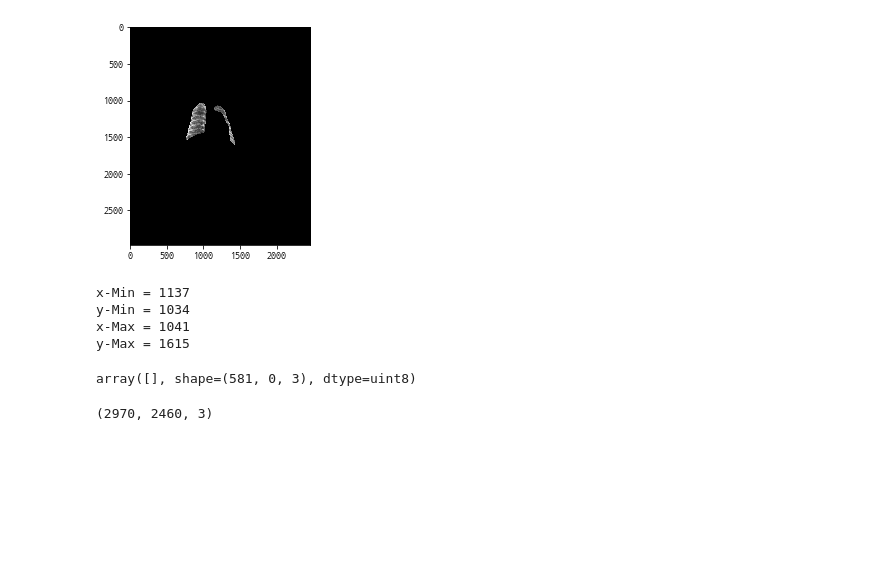
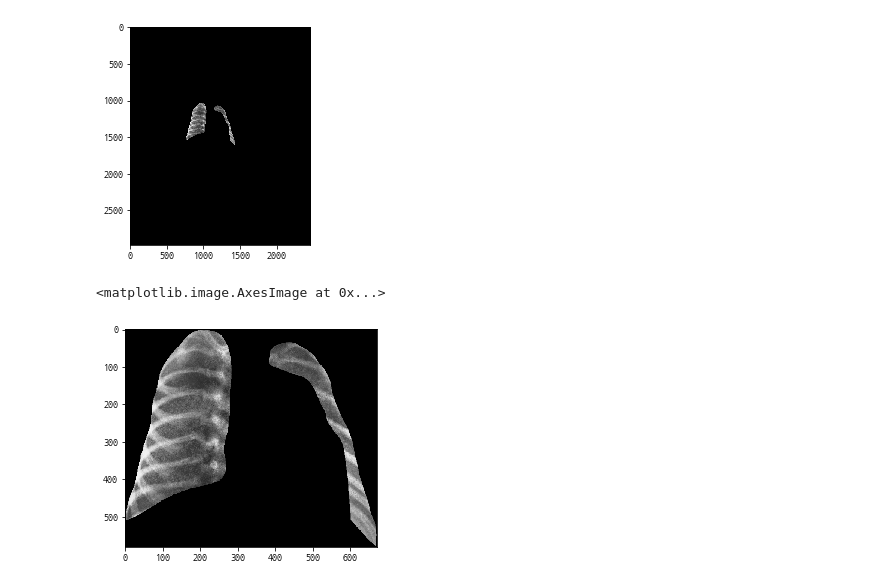
Before and after one commit to Pleasant-riot/Lung-Disease-Detection, a Jupyter notebook: [PREP]img_crop_resize.ipynb, the cells around one changed output. Cells and saved outputs as stored; diff of their text form; code cells hidden in the pictures; blank space fills up the shorter version.

```diff
--- a/[PREP]img_crop_resize.ipynb
+++ b/[PREP]img_crop_resize.ipynb
@@ -193,31 +299,33 @@ y_Max_1 = contours[1][contours_max_1[0][1]][0][1]
 # %%
-if y_Min_0 < y_Min_1:  # 왼쪽이 작으면
-    y_Min = y_Min_0    # 왼쪽이 min값
+if x_Min_0 < x_Min_1:  # x_Min_0이 작으면
+    x_Min = x_Min_0    # x_Min_0이 min값
 else :
-    y_Min = y_Min_1    #같거나 크면 오른쪽이 min값
+    x_Min = x_Min_1    # 같거나 크면 x_Min_1 min값
+
+if x_Max_0 > x_Max_1:  # x_Max_0이 크면
+    x_Max = x_Max_0    # x_Max_0이 max값
+else :
+    x_Max = x_Max_1    #같거나 크면 x_Max_1이 max값
+
+if y_Min_0 < y_Min_1:  # y_Min_0이 작으면
+    y_Min = y_Min_0    # y_Min_0이 min값
+else :
+    y_Min = y_Min_1    #같거나 크면 y_Min_1이 min값
 
 
-if y_Max_0 > y_Max_1:  # 왼쪽이 크면
-    y_Max = y_Max_0    # 왼쪽이 max값
+if y_Max_0 > y_Max_1:  # y_Max_0이 크면
+    y_Max = y_Max_0    # y_Max_0이 max값
 else :
-    y_Max = y_Max_1    #같거나 크면 오른쪽이 max값
+    y_Max = y_Max_1    #같거나 크면 y_Max_1이 max값
 # %%
-print("x-Min =", x_Min_0)
-print("y-Min =", y_Min)
-print("x-Max =", x_Max_1)
-print("y-Max =", y_Max)
+# print("x-Min =", x_Min)
+# print("y-Min =", y_Min)
+# print("x-Max =", x_Max)
+# print("y-Max =", y_Max)
-# %% [output]
-x-Min = 1137
-y-Min = 1034
-x-Max = 1041
-y-Max = 1615
 # %%
-img_trim = img_01[y_Min:y_Max, x_Min_0:x_Max_1]
-# plt.imshow(img_trim)
-img_trim
+img_trim = img_01[y_Min:y_Max, x_Min:x_Max]
+plt.imshow(img_trim)
+# img_trim
 # %% [output]
-array([], shape=(581, 0, 3), dtype=uint8)
+<matplotlib.image.AxesImage at 0x...>
+[figure, added]
-# %%
-img_01.shape
-# %% [output]
-(2970, 2460, 3)
```
Also changed, not shown: parts of 16 cells of this notebook, 14 other files.
